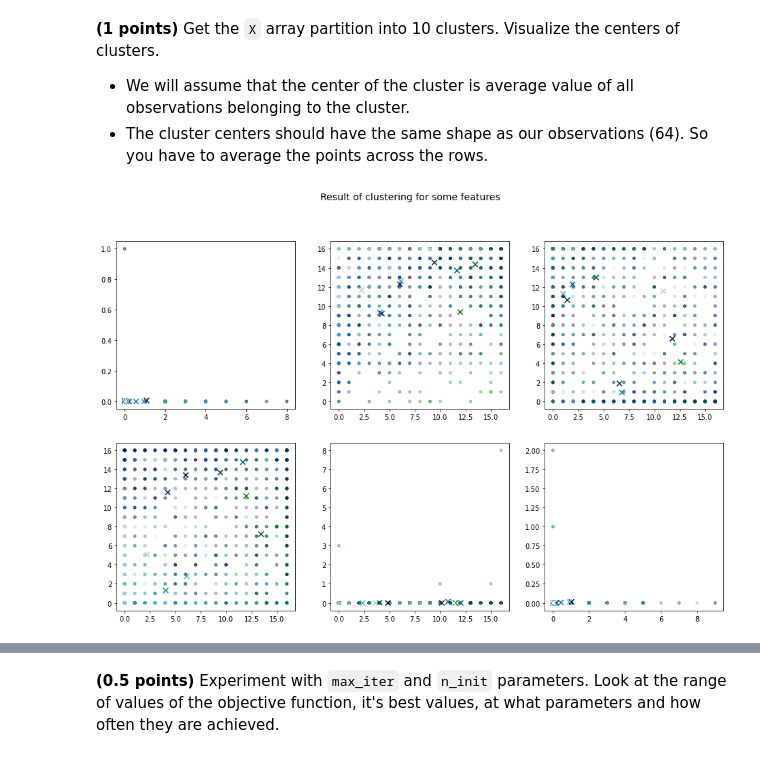
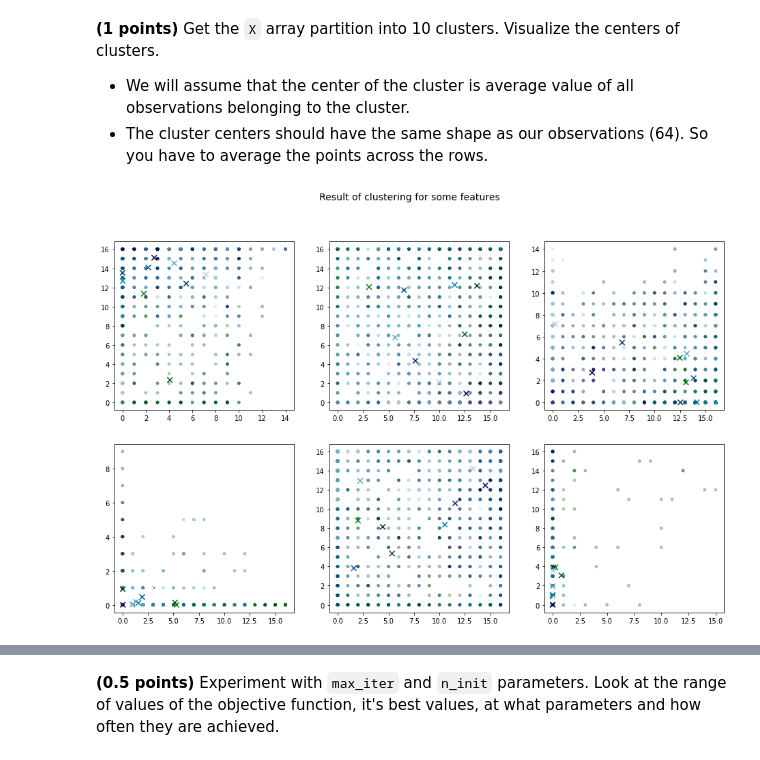
Before and after one commit to AnastasiiaSt/Clustering, a Jupyter notebook: clustering.ipynb, the cells around one changed output, grey strips where cells are left out. Drawn from its saved outputs; the diff is of its cells as text; code cells hidden in the pictures.

```diff
--- a/clustering.ipynb
+++ b/clustering.ipynb
@@ -113,7 +124,7 @@ class CustomKMeans:
         cluster_centers = np.empty((self.n_clusters, X.shape[1]))
         for c in range(self.n_clusters):
             if (X[c == nearest, :]).shape[0] == 0:
-                cluster_centers[c, :] = [np.random.choice(X[:, i], replace = False) for i in range(X.shape[1])]
+                cluster_centers[c, :] = [rand.choice(X[:, i], replace = False) for i in range(X.shape[1])]
             else:
                 cluster_centers[c, :] = np.mean(X[c == nearest, :], axis = 0)
         return cluster_centers
@@ -132,17 +143,17 @@ class CustomKMeans:
         """
         assert X.shape[0] >= self.n_clusters
         # <your code>
-        for iter in range(self.n_init):
+        rand = self.random_state
+        for iterat in range(self.n_init):
             cluster_centers = np.empty((self.n_clusters, X.shape[1]))
             for c in range(self.n_clusters):
-                cluster_centers[c, :] = [np.random.choice(X[:, i], replace = False) for i in range(X.shape[1])]
+                cluster_centers[c, :] = [rand.choice(X[:, i], replace = False) for i in range(X.shape[1])]
             self.initial_cluster_centers = cluster_centers
-
             for i in range(self.max_iter):
                 nearest_clusters = self.calculate_distances_to_centroids(X, cluster_centers)
                 cluster_centers = self.update_centroids(X, nearest_clusters)
                 self.cluster_centers = cluster_centers
-                self.cluster_centers_list.append(cluster_centers)
+            self.cluster_centers_list.append(cluster_centers)
             self.objective = self.objective_cost(X, self.cluster_centers)
             self.objective_list.append(self.objective)
         self.cluster_centers = self.cluster_centers_list[np.argmin(self.objective_list)]
@@ -168,14 +179,11 @@ class CustomKMeans:
 # %%
 # Check the correctness of the CustomKMeans class
 
-from sklearn.cluster import KMeans
-from sklearn.metrics import accuracy_score
-
-cust_model = CustomKMeans()
+cust_model = CustomKMeans(n_init=20)
 cust_model.fit(X)
 cust_pred = cust_model.predict(X)
 
-model = KMeans(n_clusters = 2, init = 'random', max_iter=30, n_init=10, random_state=42)
+model = KMeans(n_clusters = 2, init = 'random', max_iter=30, n_init=20, random_state=42)
 model.fit(X)
 sk_pred = model.predict(X)
 
@@ -202,24 +210,24 @@ assert custom_kmeans_labels.shape == (1797,)
 # %%
 # Visualize the centers of clusters for some feutures
 
 s = 6
-#import random
-#np.random.RandomState(seed = 42)
 
-feature1 = np.random.randint(low = 0, high = X.shape[1], size = s)
-feature2 = np.random.randint(low = 0, high = X.shape[1], size = s)
+rand = np.random.RandomState(42)
+
+feature1 = rand.randint(low = 0, high = X.shape[1], size = s)
+feature2 = rand.randint(low = 0, high = X.shape[1], size = s)
 
 fig, axes = plt.subplots(2, s // 2, figsize = (16, 10))
 fig.suptitle('Result of clustering for some features', fontsize = 14)
 for i in range(s):
     row = 0
     column = i
     if i >= s / 2:
         row = 1
         column = column - s // 2
     axes[row, column].scatter(X[:, feature1[i]], X[:, feature2[i]], c = custom_kmeans_labels, alpha = 0.3, s = 15,
                               cmap = 'ocean')
     axes[row, column].scatter(cust_model.cluster_centers[:, feature1[i]], cust_model.cluster_centers[:, feature2[i]],
                               c = np.unique(custom_kmeans_labels), cmap = 'ocean', marker = 'x', s = 60)
 # %% [output]
-[figure, old version]
+[figure, new version]
```
Also changed, not shown: parts of 24 cells of this notebook.
